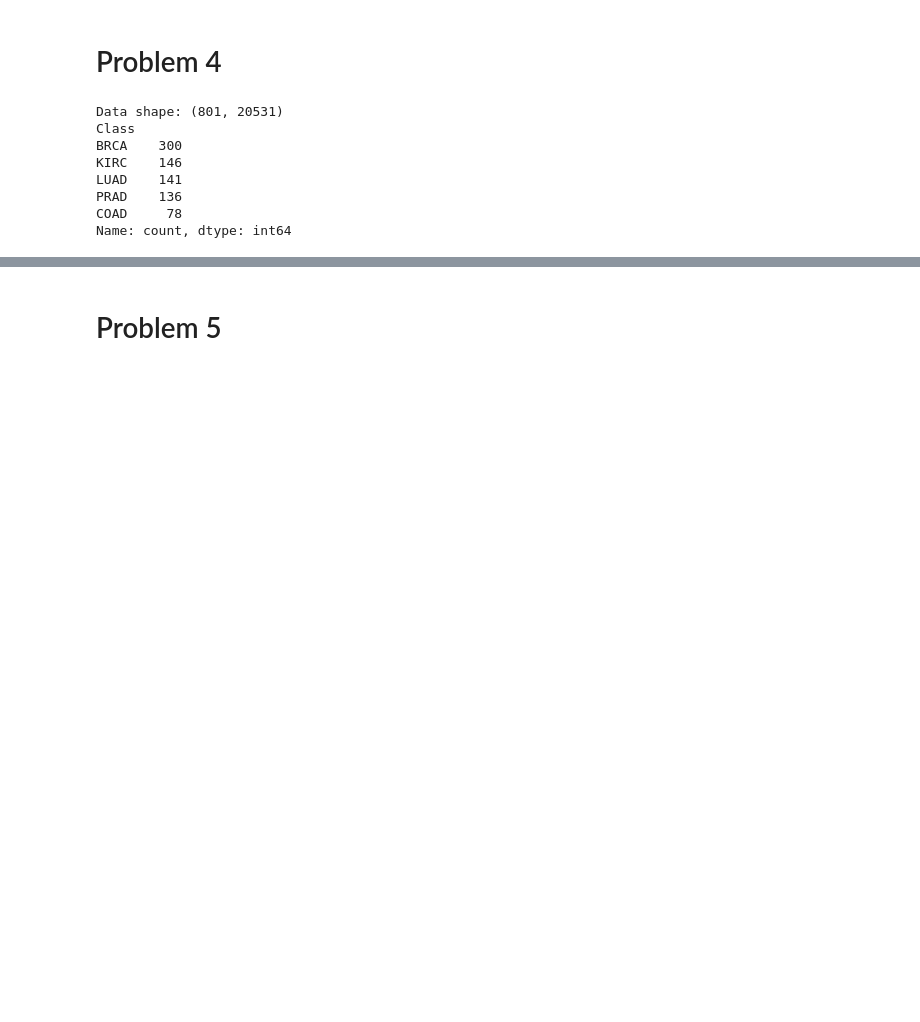
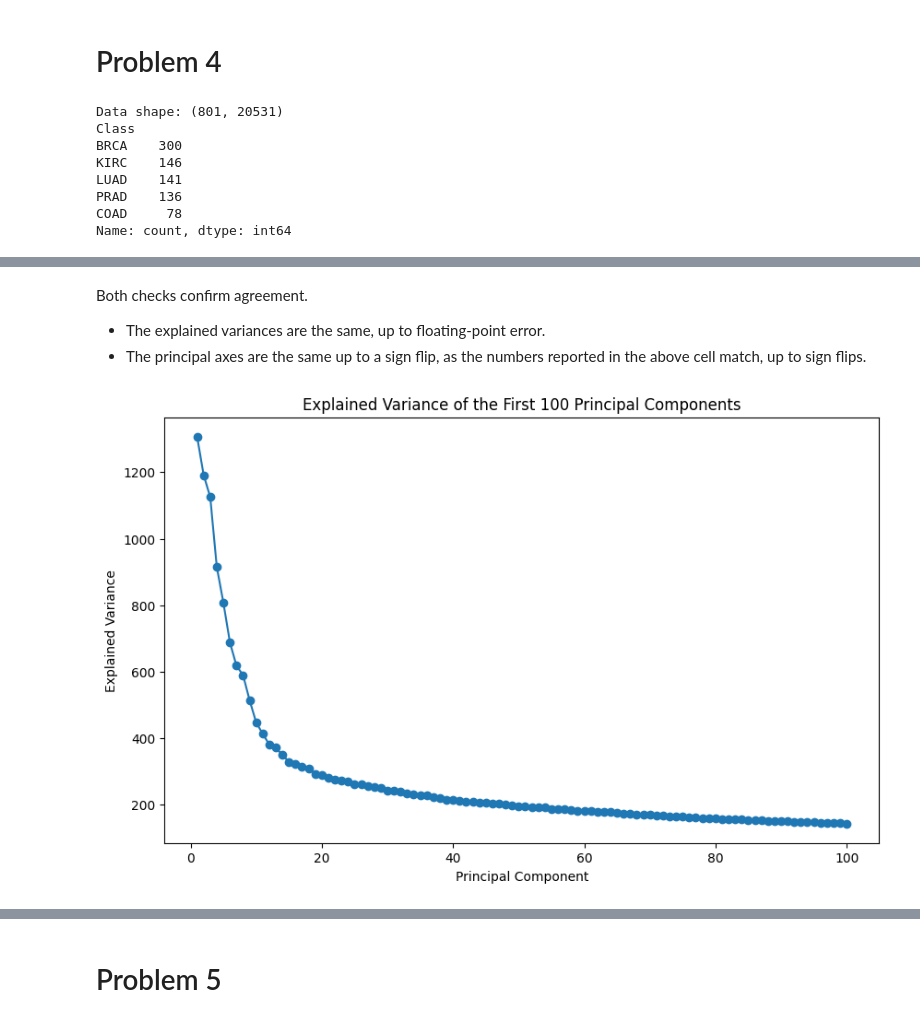
Before and after one commit to sonirohan/intro-ml, a Jupyter notebook: hw3/hw3.ipynb, the cells around one changed output, grey strips where cells are left out. Drawn from its saved outputs; the diff is of its cells as text; code cells hidden in the pictures; blank space fills up the shorter version.

```diff
--- a/hw3/hw3.ipynb
+++ b/hw3/hw3.ipynb
@@ -85,0 +114,7 @@ Name: count, dtype: int64
+# %%
+# 4(a)(iii)
+
+# standardize the gene columns to zero mean and unit variance
+mean = data.mean()
+std = data.std().replace(0, 1)
+data_standardized = (data - mean) / std
@@ -85,0 +123,8 @@ Name: count, dtype: int64
+# %%
+# 4(b)(i)
+def pca_svd(X, k):
+    X_centered = X - np.mean(X, axis=0)
+    U, S, Vt = np.linalg.svd(X_centered, full_matrices=False)
+
+    X_pca = U[:, :k] @ np.diag(S[:k])
+    return X_pca, Vt[:k, :], S # Return S here
@@ -85,0 +209,19 @@ Name: count, dtype: int64
+# %% [markdown]
+Both checks confirm agreement.
+ - The explained variances are the same, up to floating-point error.
+ - The principal axes are the same up to a sign flip, as the numbers reported in the above cell match, up to sign flips.
+# %%
+# 4(d)(i)
+
+# run PCA with k = 100
+X_pca_100, components_100, explained_variance_100 = pca_svd(data_standardized, k=100)
+
+# plot the explained variance of each component
+plt.figure(figsize=(10, 6))
+plt.plot(range(1, 101), explained_variance_100[:100], marker='o')
+plt.ylabel('Explained Variance')
+plt.xlabel('Principal Component')
+plt.title('Explained Variance of the First 100 Principal Components')
+plt.show()
+# %% [output]
+[figure, added]
```
Also changed, not shown: parts of 26 cells of this notebook.
